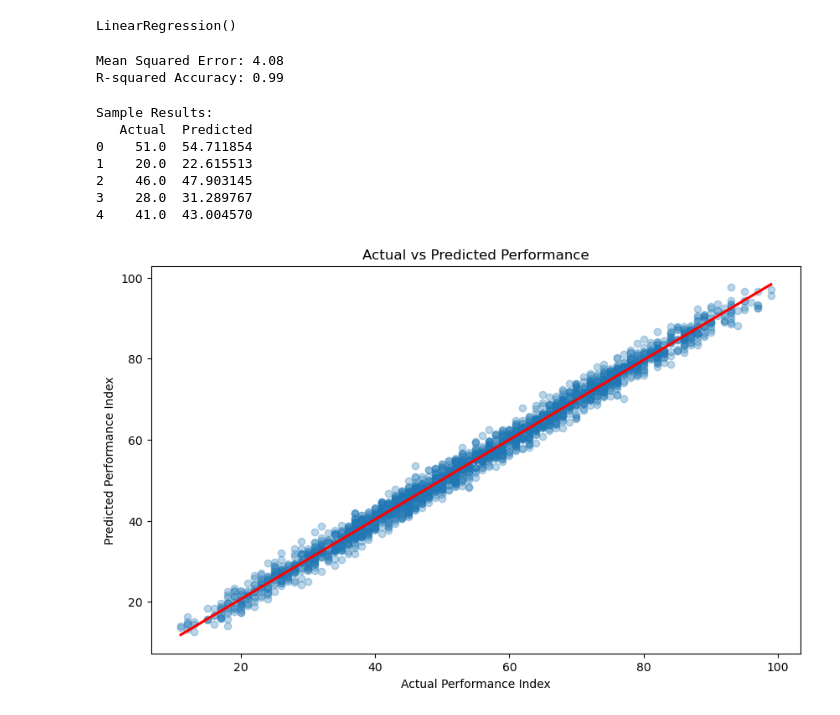
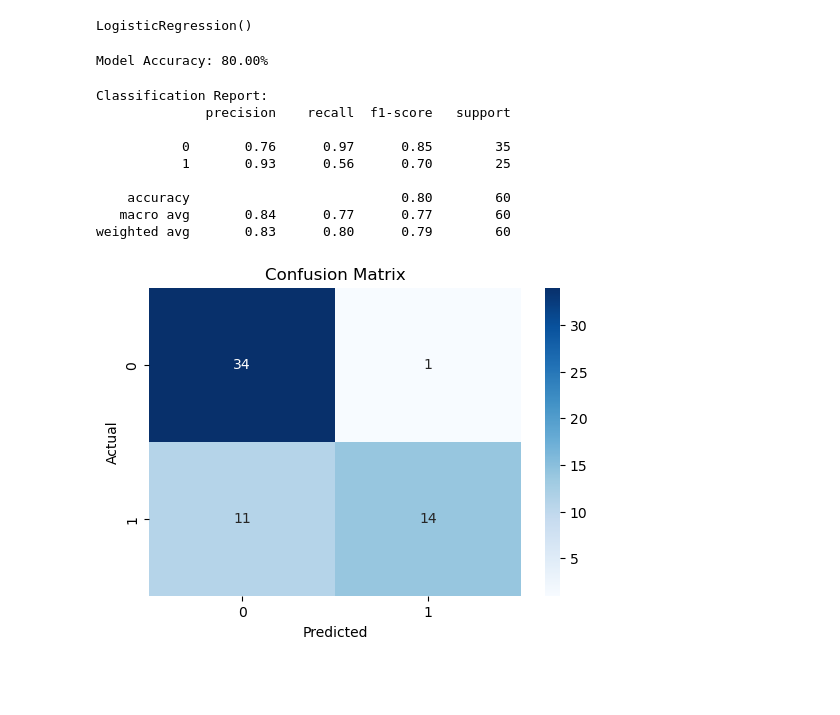
Before and after one commit to muhammadmaazofficial08/Smit-Proget, a Jupyter notebook: Untitled.ipynb, the cells around one changed output. Cells and saved outputs as stored; diff of their text form; code cells hidden in the pictures; blank space fills up the shorter version.

```diff
--- a/Untitled.ipynb
+++ b/Untitled.ipynb
@@ -36,5 +55,5 @@ data prossesing :
 # %%
-X = df.drop('Performance Index', axis=1)
-y = df['Performance Index']
+X = df.drop('DEATH_EVENT', axis=1)
+y = df['DEATH_EVENT']
 # %%
 X_train, X_test, y_train, y_test = train_test_split(X, y, test_size=0.2, random_state=42)
@@ -47,7 +60,11 @@ Training set: 8000 | Testing set: 2000
+# %%
+scaler = StandardScaler()
+X_train_scaled = scaler.fit_transform(X_train)
+X_test_scaled = scaler.transform(X_test)
 # %%
-model = LinearRegression()
-model.fit(X_train, y_train)
+model = LogisticRegression()
+model.fit(X_train_scaled, y_train)
 # %% [output]
-LinearRegression()
+LogisticRegression()
 # %%
-y_pred = model.predict(X_test)
+y_pred = model.predict(X_test_scaled)
@@ -57,27 +71,27 @@ r2 = r2_score(y_test, y_pred)
-# %%
-print(f"Mean Squared Error: {mse:.2f}")
-print(f"R-squared Accuracy: {r2:.2f}")
-# %% [output]
-Mean Squared Error: 4.08
-R-squared Accuracy: 0.99
-# %%
-results = pd.DataFrame({'Actual': y_test.values, 'Predicted': y_pred})
-print("\nSample Results:")
-print(results.head())
-# %% [output]
-Sample Results:
-   Actual  Predicted
-0    51.0  54.711854
-1    20.0  22.615513
-2    46.0  47.903145
-3    28.0  31.289767
-4    41.0  43.004570
+# %%
+accuracy = accuracy_score(y_test, y_pred)
+print(f"\nModel Accuracy: {accuracy * 100:.2f}%")
+# %% [output]
+Model Accuracy: 80.00%
+# %%
+print("\nClassification Report:")
+print(classification_report(y_test, y_pred))
+# %% [output]
+Classification Report:
+              precision    recall  f1-score   support
+
+           0       0.76      0.97      0.85        35
+           1       0.93      0.56      0.70        25
+
+    accuracy                           0.80        60
+   macro avg       0.84      0.77      0.77        60
+weighted avg       0.83      0.80      0.79        60
 # %%
-plt.figure(figsize=(10, 6))
-sns.regplot(x=y_test, y=y_pred, scatter_kws={'alpha':0.3}, line_kws={'color':'red'})
-plt.xlabel('Actual Performance Index')
-plt.ylabel('Predicted Performance Index')
-plt.title('Actual vs Predicted Performance')
+plt.figure(figsize=(6,4))
+sns.heatmap(confusion_matrix(y_test, y_pred), annot=True, fmt='d', cmap='Blues')
+plt.xlabel('Predicted')
+plt.ylabel('Actual')
+plt.title('Confusion Matrix')
 plt.show()
 # %% [output]
-[figure, old version]
+[figure, new version]
```
Also changed, not shown: parts of 11 cells of this notebook.
